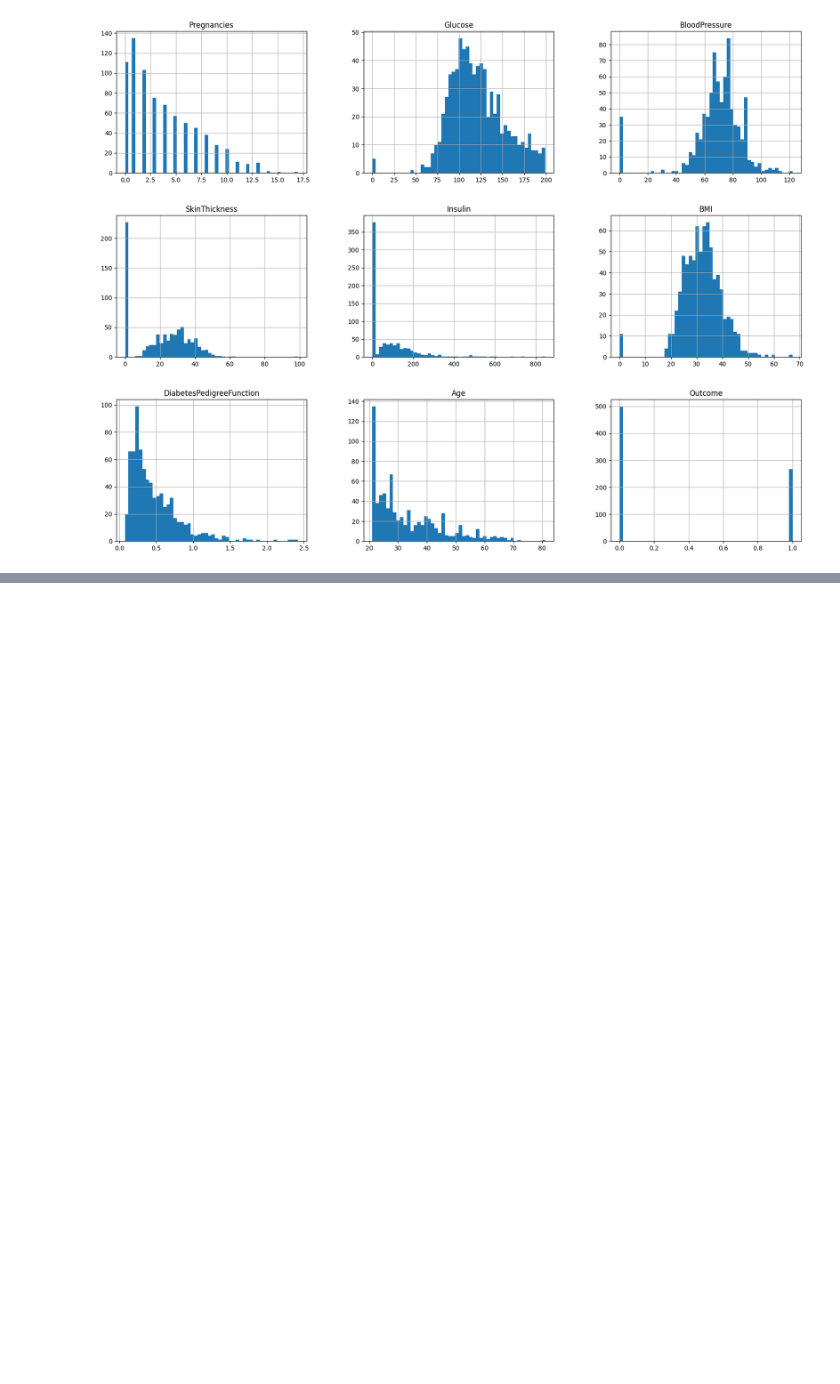
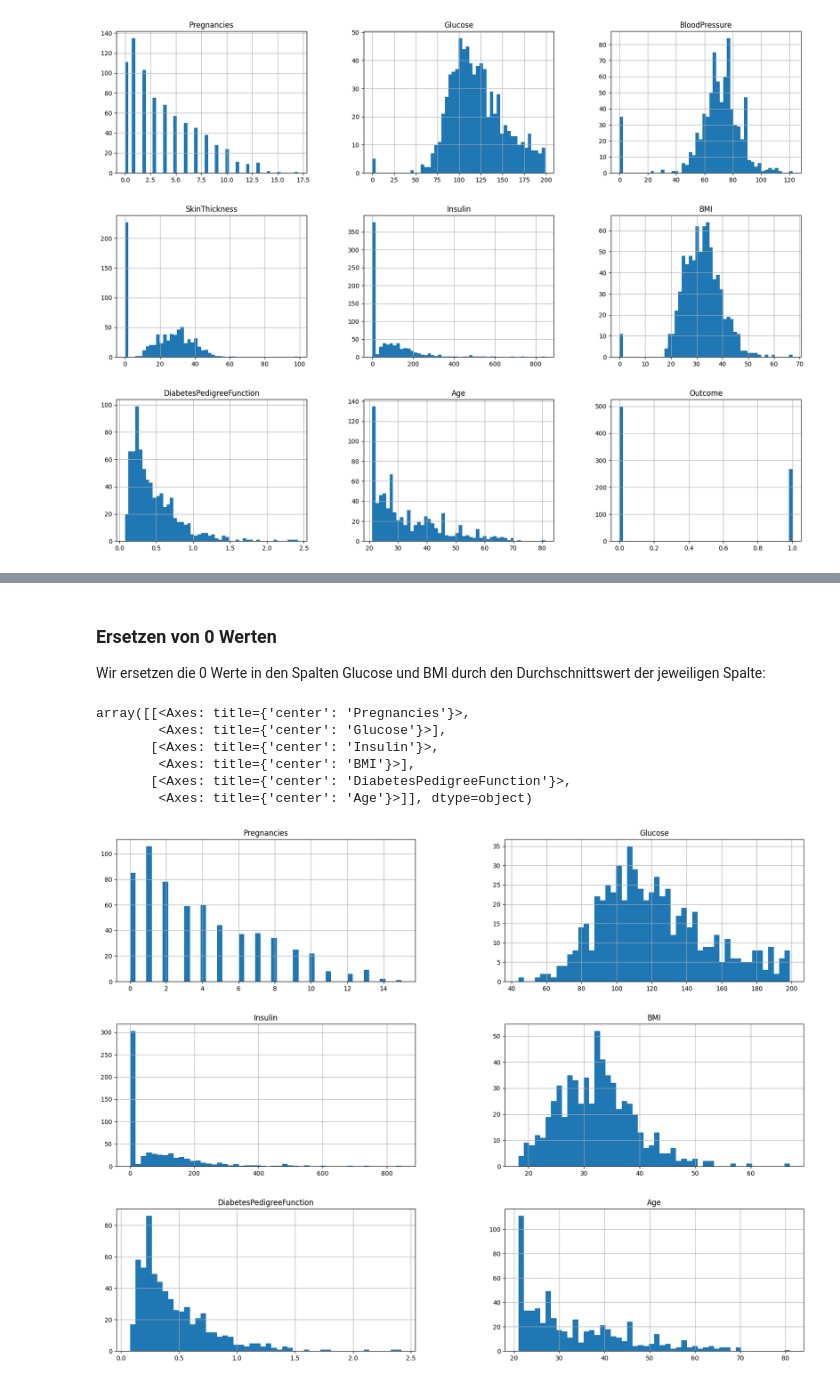
Before and after one commit to ricpnk/project_diabetes_prediction, a Jupyter notebook: notebooks/data_preprocessing.ipynb, the cells around one changed output, grey strips where cells are left out. Saved outputs shown, nothing was run; the diff lists cells and outputs as text; code cells hidden in the pictures; blank space fills up the shorter version.

```diff
--- a/notebooks/data_preprocessing.ipynb
+++ b/notebooks/data_preprocessing.ipynb
@@ -85,0 +160,29 @@ plt.show()
+# %% [markdown]
+### Ersetzen von 0 Werten
+Wir ersetzen die 0 Werte in den Spalten Glucose und BMI durch den Durchschnittswert der jeweiligen Spalte:
+# %%
+# Alle 0 Wert durch NaN ersetzen
+train_set[['Glucose','BMI']] = train_set[['Glucose','BMI']].replace(0, np.nan)
+
+# numärische Werte auswählen
+train_num = train_set[['Glucose','BMI']]
+
+
+imp = Imputer(strategy='median')
+imp.fit(train_num)
+X = imp.transform(train_num)
+train_num_imputed = pd.DataFrame(X, columns=train_num.columns,
+						index=train_num.index)
+
+# einsetzen der neuen Werte in den Datensatz
+train_set[['Glucose','BMI']] = train_num_imputed[['Glucose','BMI']]
+# %%
+train_set.hist(bins=50, figsize=(20, 15))
+# %% [output]
+array([[<Axes: title={'center': 'Pregnancies'}>,
+        <Axes: title={'center': 'Glucose'}>],
+       [<Axes: title={'center': 'Insulin'}>,
+        <Axes: title={'center': 'BMI'}>],
+       [<Axes: title={'center': 'DiabetesPedigreeFunction'}>,
+        <Axes: title={'center': 'Age'}>]], dtype=object)
+[figure, added]
```
Also changed, not shown: parts of 28 cells of this notebook.
